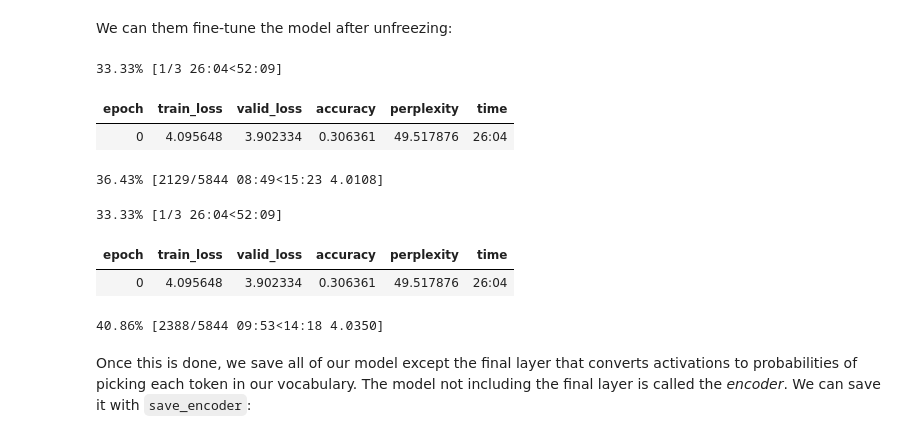
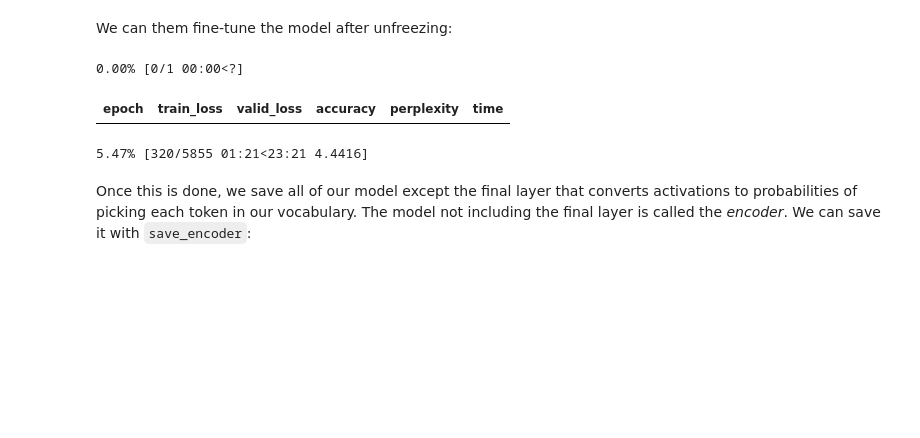
Before and after one commit to hlf401/nlpbook, a Jupyter notebook: ch02.ipynb, the cells around one changed output. Cells and saved outputs as stored; diff of their text form; code cells hidden in the pictures; blank space fills up the shorter version.

Commit message:
comments for fastai

```diff
--- a/ch02.ipynb
+++ b/ch02.ipynb
@@ -339,0 +353,9 @@ It will create a file in `learn.path/models/` named "1epoch.pth". If you want to
+# %%
+# downloading the datasets,   it may fail in China with vpn, when it failed , delete the folders:
+# C:\Users\Administrator\.fastai\archive and C:\Users\Administrator\.fastai\data, then run the codes to download again.
+# it is /root/.fastai/data/ on Colab
+path = untar_data(URLs.IMDB)
+path.ls()
+print("abc")
+#print(path.ls())
+(path/'train').ls()
@@ -339,0 +366,2 @@ It will create a file in `learn.path/models/` named "1epoch.pth". If you want to
+# %%
+dls_lm = TextDataLoaders.from_folder(path, is_lm=True, valid_pct=0.1)
@@ -339,0 +379,4 @@ It will create a file in `learn.path/models/` named "1epoch.pth". If you want to
+# %%
+learn = language_model_learner(
+    dls_lm, AWD_LSTM, metrics=[accuracy, Perplexity()],
+    path=path, wd=0.1).to_fp16()
@@ -344,16 +396,12 @@ We can them fine-tune the model after unfreezing:
 # %%
 learn.unfreeze()
 #learn.fit_one_cycle(10, 1e-3)
-learn.fit_one_cycle(3, 1e-3) # to reduce time
+#learn.fit_one_cycle(3, 1e-3) # to reduce time
+learn.fit_one_cycle(1, 1e-3) # to reduce time
 # %% [output]
-33.33% [1/3 26:04<52:09]
+0.00% [0/1 00:00<?]
 | epoch | train_loss | valid_loss | accuracy | perplexity | time |
-| 0 | 4.095648 | 3.902334 | 0.306361 | 49.517876 | 26:04 |
-36.43% [2129/5844 08:49<15:23 4.0108]
+5.47% [320/5855 01:21<23:21 4.4416]
-33.33% [1/3 26:04<52:09]
-| epoch | train_loss | valid_loss | accuracy | perplexity | time |
-| 0 | 4.095648 | 3.902334 | 0.306361 | 49.517876 | 26:04 |
-40.86% [2388/5844 09:53<14:18 4.0350]
 # %% [markdown]
 Once this is done, we save all of our model except the final layer that converts activations to probabilities of picking each token in our vocabulary. The model not including the final layer is called the *encoder*. We can save it with `save_encoder`:
 # %%
```
Also changed, not shown: parts of 12 cells of this notebook.
